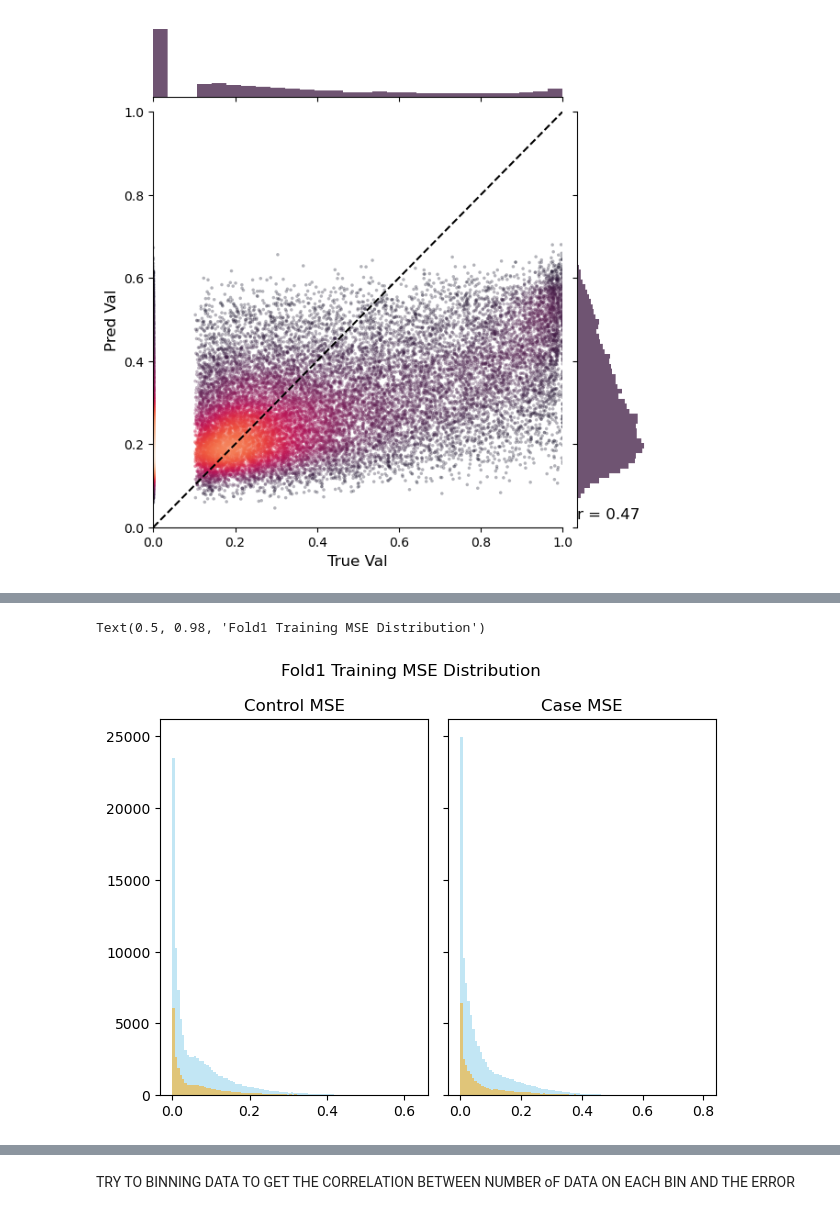
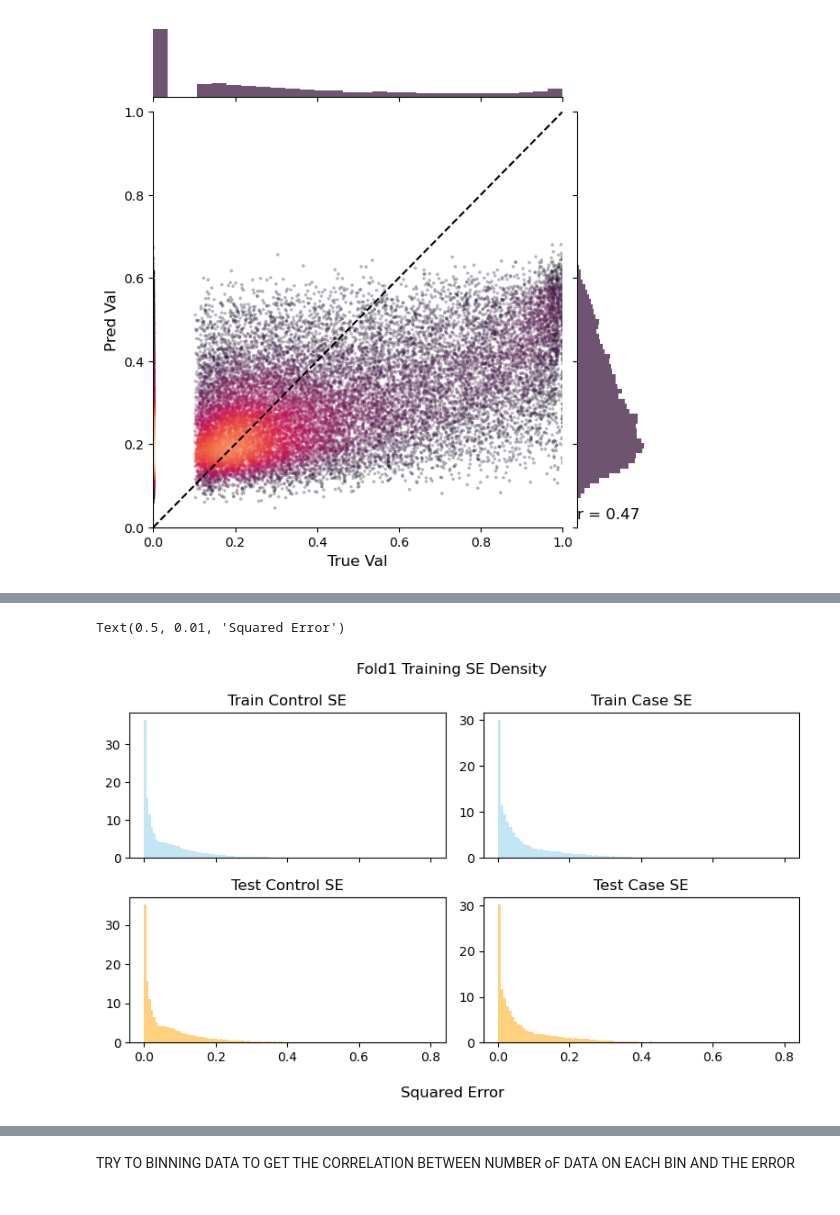
Before and after one commit to abdulfaqihalm/ucph_thesis, a Jupyter notebook: analysis/training_data_viz.ipynb, the cells around one changed output, grey strips where cells are left out. Drawn from its saved outputs; the diff is of its cells as text; code cells hidden in the pictures.

```diff
--- a/analysis/training_data_viz.ipynb
+++ b/analysis/training_data_viz.ipynb
@@ -12,7 +12,7 @@ from wrapper.data_setup import SequenceDatasetDual
 import matplotlib.pyplot as plt
 # %%
 fold = 1
-batch_size = 128
+batch_size = 256
 data_folder = "/binf-isilon/renniegrp/vpx267/ucph_thesis/data/dual_outputs"
 
 seq_fasta_train_path = f"{data_folder}/motif_fasta_train_SPLIT_{fold}.fasta"
@@ -110,8 +151,9 @@ del test_pred, test_true, meth_true_val, meth_pred_val, seq, true_control, true_
 # %%
-train_validation_df["true_control_bin"] = pd.cut(train_validation_df["true_control"], bins=100, labels=np.arange(100))
-train_validation_df["true_case_bin"] = pd.cut(train_validation_df["true_case"], bins=100, labels=np.arange(100))
-test_validation_df["true_control_bin"] = pd.cut(test_validation_df["true_control"], bins=100, labels=np.arange(100))
-test_validation_df["true_case_bin"] = pd.cut(test_validation_df["true_case"], bins=100, labels=np.arange(100))
+train_validation_df["true_control_bin"] = pd.cut(train_validation_df["true_control"], bins=101, labels=np.arange(0,1.01,0.01))
+train_validation_df["true_case_bin"] = pd.cut(train_validation_df["true_case"], bins=101, labels=np.arange(0,1.01,0.01))
+test_validation_df["true_control_bin"] = pd.cut(test_validation_df["true_control"], bins=101, labels=np.arange(0,1.01,0.01))
+test_validation_df["true_case_bin"] = pd.cut(test_validation_df["true_case"], bins=101, labels=np.arange(0,1.01,0.01))
 print(train_validation_df)
+print(test_validation_df)
 # %% [output]
         true_control  true_case  pred_control  pred_case true_control_bin  \
@@ -163,0 +196,11 @@ test_case_mse_binned = pd.cut(test_case_mse, bins=100, labels=np.arange(100))
+# %%
+train_control_se = ((train_validation_df["true_control"] - train_validation_df["pred_control"])**2)
+train_case_se = ((train_validation_df["true_case"] - train_validation_df["pred_case"])**2)
+train_validation_df["train_control_se"] = train_control_se
+train_validation_df["train_case_se"] = train_case_se
+
+
+test_control_se = ((test_validation_df["true_control"] - test_validation_df["pred_control"])**2)
+test_case_se = ((test_validation_df["true_case"] - test_validation_df["pred_case"])**2)
+test_validation_df["test_control_se"] = test_control_se
+test_validation_df["test_case_se"] = test_case_se
@@ -164,17 +223,20 @@ test_case_mse_binned = pd.cut(test_case_mse, bins=100, labels=np.arange(100))
 # %%
-fig, axs = plt.subplots(1, 2, sharey=True, tight_layout=True)
+fig, axs = plt.subplots(2, 2, sharex=True, tight_layout=True, figsize=(8, 5))
 
 # We can set the number of bins with the *bins* keyword argument.
-axs[0].hist(train_control_mse, bins=100, alpha=.5, color = "skyblue")
-axs[0].hist(test_control_mse, bins=100, alpha=.5, color = "orange")
-axs[0].set_title("Control MSE")
-axs[1].hist(train_case_mse, bins=100, alpha=.5, color = "skyblue")
-axs[1].hist(test_case_mse, bins=100, alpha=.5, color = "orange")
-axs[1].set_title("Case MSE")
-fig.suptitle(f"Fold{fold} Training MSE Distribution")
+axs[0][0].hist(train_validation_df["train_control_se"], bins=101, alpha=.5, color = "skyblue", density=True)
+axs[0][0].set_title("Train Control SE")
+axs[1][0].hist(test_validation_df["test_control_se"], bins=101, alpha=.5, color = "orange", density=True)
+axs[1][0].set_title("Test Control SE")
+axs[0][1].hist(train_validation_df["train_case_se"], bins=101, alpha=.5, color = "skyblue", density=True)
+axs[0][1].set_title("Train Case SE")
+axs[1][1].hist(test_validation_df["test_case_se"], bins=101, alpha=.5, color = "orange", density=True)
+axs[1][1].set_title("Test Case SE")
+fig.suptitle(f"Fold{fold} Training SE Density")
+fig.supxlabel("Squared Error")
 # %% [output]
-Text(0.5, 0.98, 'Fold1 Training MSE Distribution')
+Text(0.5, 0.01, 'Squared Error')
-[figure, old version]
+[figure, new version]
 # %%
 fig, axs = plt.subplots(2, 1, sharex=True, tight_layout=True)
 
```
Also changed, not shown: parts of 32 cells of this notebook, 27 other files.
